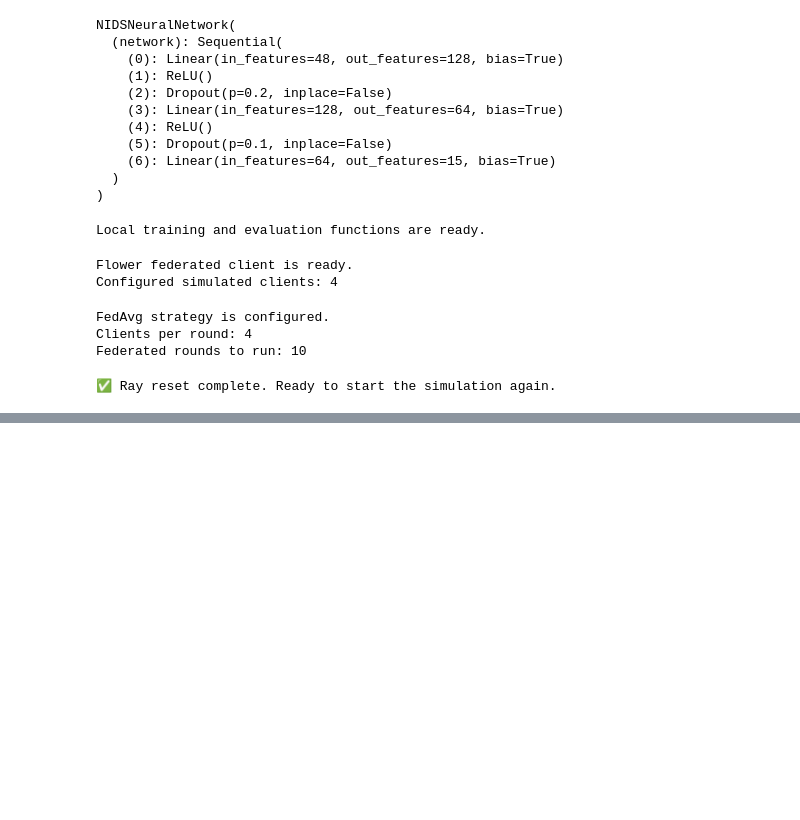
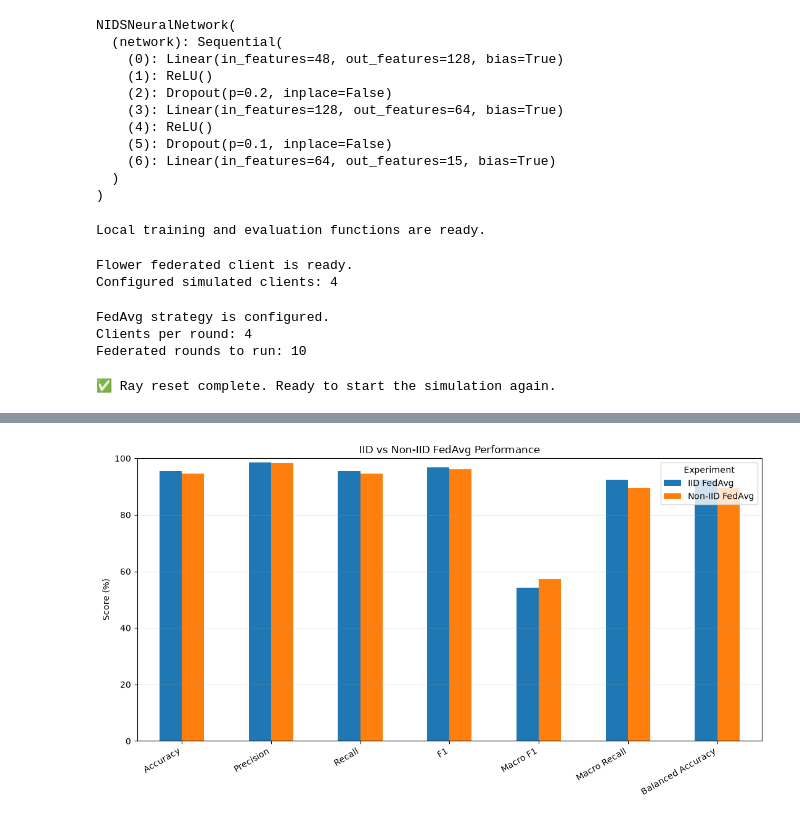
Before and after one commit to UzairShk/Privacy-Preserving-Federated-NIDS, a Jupyter notebook: notebooks/06_Federated_Learning.ipynb, the cells around one changed output, grey strips where cells are left out. Drawn from its saved outputs; the diff is of its cells as text; code cells hidden in the pictures; blank space fills up the shorter version.

Commit message:
feat(federated): add IID vs Non-IID FedAvg evaluation and comparison artifacts

```diff
--- a/notebooks/06_Federated_Learning.ipynb
+++ b/notebooks/06_Federated_Learning.ipynb
@@ -943,0 +1472,17 @@ Saved to: C:\MyFiles\Project\Privacy-Preserving-Federated-NIDS\results\federated
+# %%
+# ============================================================
+# ABSOLUTE PERFORMANCE DIFFERENCE
+# Positive value means IID FedAvg scored higher.
+# ============================================================
+
+difference_df = pd.DataFrame({
+    "Metric": metric_columns,
+    "IID": comparison_results_percent.loc[0, metric_columns].values,
+    "Non-IID": comparison_results_percent.loc[1, metric_columns].values,
+})
+
+difference_df["Absolute Difference (pp)"] = (
+    difference_df["IID"] - difference_df["Non-IID"]
+).round(2)
+
+display(difference_df)
@@ -943,0 +1563,71 @@ Saved to: C:\MyFiles\Project\Privacy-Preserving-Federated-NIDS\results\federated
+# %%
+# ============================================================
+# SAVE CSV ARTIFACTS
+# ============================================================
+
+RESULTS_DIR = Path("../results")
+RESULTS_DIR.mkdir(parents=True, exist_ok=True)
+
+comparison_results_percent.to_csv(
+    RESULTS_DIR / "iid_vs_non_iid_metrics.csv",
+    index=False,
+)
+
+difference_df.to_csv(
+    RESULTS_DIR / "iid_vs_non_iid_difference.csv",
+    index=False,
+)
+
+per_class_metrics.to_csv(
+    RESULTS_DIR / "iid_vs_non_iid_per_class_metrics.csv",
+    index=False,
+)
+
+print("✅ Saved comparison CSV artifacts.")
+
+# ============================================================
+# OVERALL METRICS VISUALIZATION
+# ============================================================
+
+import matplotlib.pyplot as plt
+
+ax = comparison_results_percent.set_index("Experiment")[metric_columns].T.plot(
+    kind="bar",
+    figsize=(11, 6),
+)
+ax.set_ylabel("Score (%)")
+ax.set_title("IID vs Non-IID FedAvg Performance")
+ax.set_ylim(0, 100)
+ax.grid(axis="y", alpha=0.3)
+plt.xticks(rotation=30, ha="right")
+plt.tight_layout()
+plt.savefig(
+    RESULTS_DIR / "iid_vs_non_iid_metrics.png",
+    dpi=300,
+    bbox_inches="tight",
+)
+plt.show()
+
+# ============================================================
+# PER-CLASS F1 DIFFERENCE VISUALIZATION
+# ============================================================
+
+plt.figure(figsize=(12, 7))
+plt.barh(
+    per_class_metrics["Class"],
+    per_class_metrics["F1 Difference (pp)"],
+)
+plt.axvline(0, linewidth=1)
+plt.xlabel("IID F1 − Non-IID F1 (percentage points)")
+plt.ylabel("Attack Class")
+plt.title("Per-Class F1 Difference: IID vs Non-IID")
+plt.tight_layout()
+plt.savefig(
+    RESULTS_DIR / "iid_vs_non_iid_per_class_f1_difference.png",
+    dpi=300,
+    bbox_inches="tight",
+)
+plt.show()
+
+print("✅ Visualizations saved.")
+# %% [output]
@@ -943,0 +1635 @@ Saved to: C:\MyFiles\Project\Privacy-Preserving-Federated-NIDS\results\federated
+[figure, added]
```
Also changed, not shown: parts of 23 cells of this notebook.
